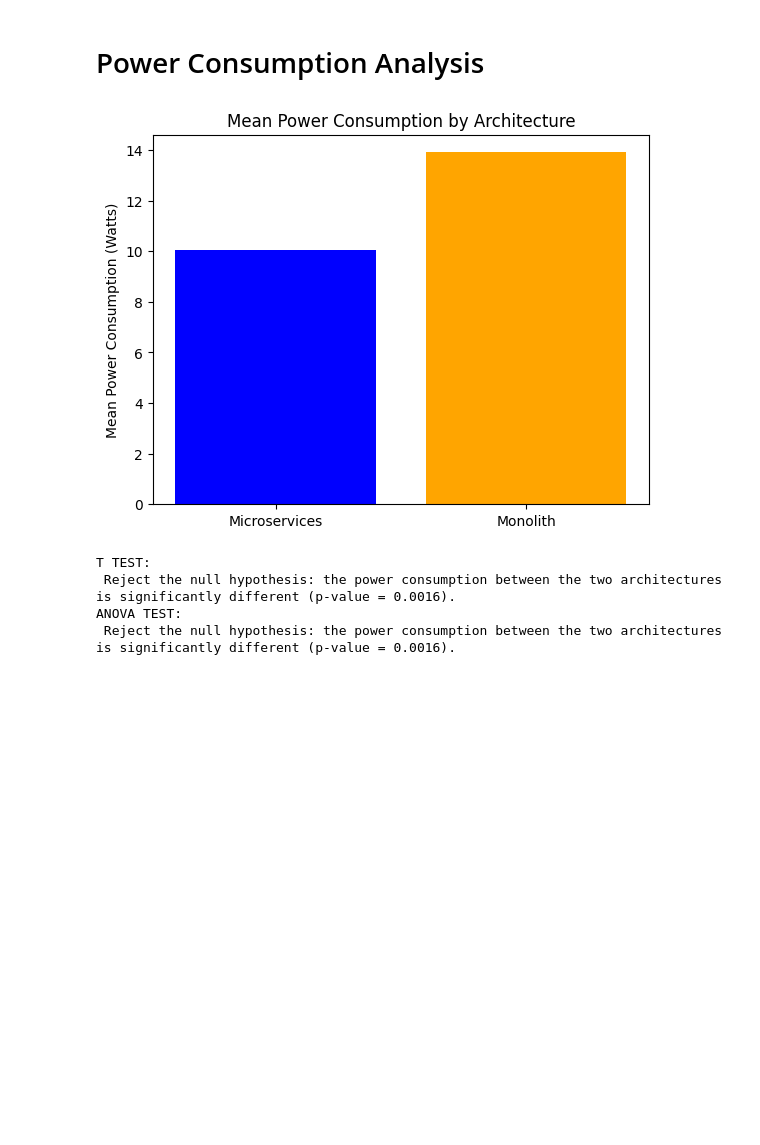
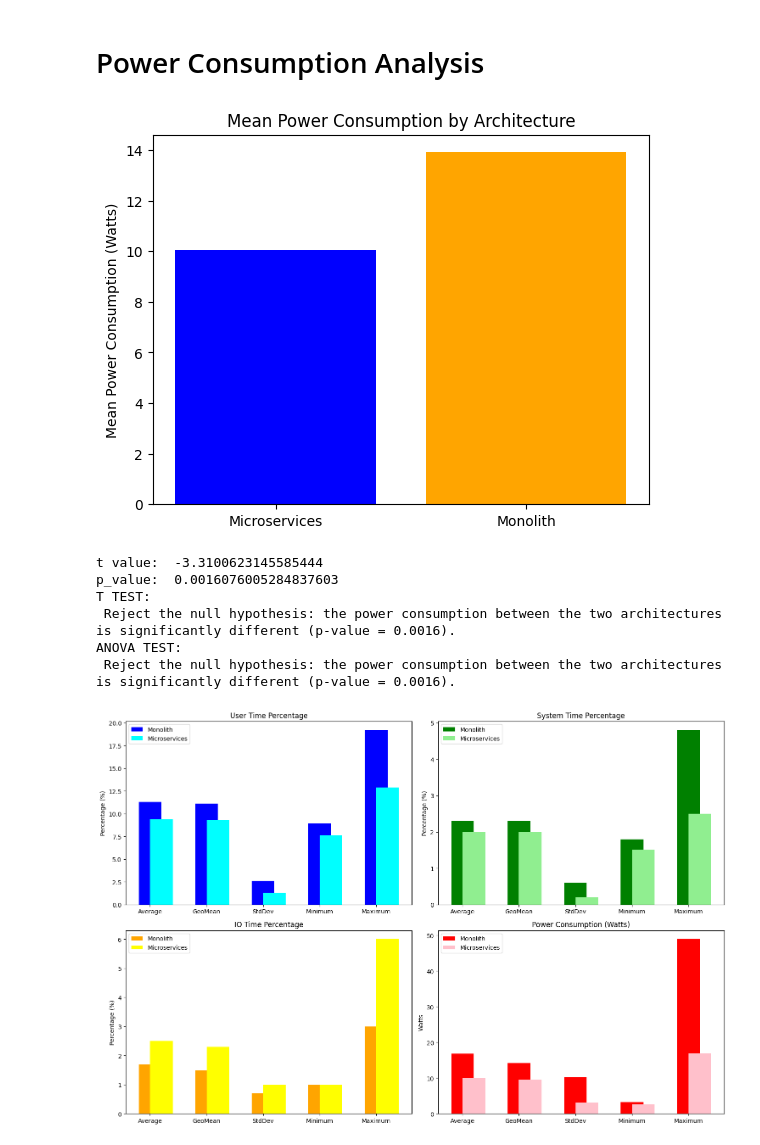
Before and after one commit to turaneminli/icte, a Jupyter notebook: ICTE_Experiments.ipynb, the cells around one changed output. Cells and saved outputs as stored; diff of their text form; code cells hidden in the pictures; blank space fills up the shorter version.

```diff
--- a/ICTE_Experiments.ipynb
+++ b/ICTE_Experiments.ipynb
@@ -113,6 +82,8 @@ plt.show()
 t_stat, p_value = stats.ttest_ind(microservices_data['Watts'], monolith_data['Watts'])
 
 alpha = 0.05
+print("t value: ", t_stat)
+print("p_value: ", p_value)
 if p_value < alpha:
     t_test_result = f"Reject the null hypothesis: the power consumption between the two architectures is significantly different (p-value = {p_value:.4f})."
 else:
@@ -130,7 +101,49 @@ print("T TEST: \n", t_test_result)
 print("ANOVA TEST: \n", anova_result)
 # %% [output]
 [figure]
+t value:  -3.3100623145585444
+p_value:  0.0016076005284837603
 T TEST:
  Reject the null hypothesis: the power consumption between the two architectures is significantly different (p-value = 0.0016).
 ANOVA TEST:
  Reject the null hypothesis: the power consumption between the two architectures is significantly different (p-value = 0.0016).
+# %%
+import pandas as pd
+import matplotlib.pyplot as plt
+
+df = pd.read_csv("/content/drive/MyDrive/power_consumption/powerstat_monolith_vs_microservices.csv")
+fig, axes = plt.subplots(nrows=2, ncols=2, figsize=(15, 10))
+
+# "User percentage"
+axes[0, 0].bar(df['Time'], df['Monolith User'], width=0.4, label='Monolith', align='center', color='blue')
+axes[0, 0].bar(df['Time'], df['Microservices User'], width=0.4, label='Microservices', align='edge', color='cyan')
+axes[0, 0].set_title("User Time Percentage")
+axes[0, 0].set_ylabel("Percentage (%)")
+axes[0, 0].legend()
+
+# "System percentage"
+axes[0, 1].bar(df['Time'], df['Monolith Sys'], width=0.4, label='Monolith', align='center', color='green')
+axes[0, 1].bar(df['Time'], df['Microservices Sys'], width=0.4, label='Microservices', align='edge', color='lightgreen')
+axes[0, 1].set_title("System Time Percentage")
+axes[0, 1].set_ylabel("Percentage (%)")
+axes[0, 1].legend()
+
+# "IO percentage"
+axes[1, 0].bar(df['Time'], df['Monolith IO'], width=0.4, label='Monolith', align='center', color='orange')
+axes[1, 0].bar(df['Time'], df['Microservices IO'], width=0.4, label='Microservices', align='edge', color='yellow')
+axes[1, 0].set_title("IO Time Percentage")
+axes[1, 0].set_ylabel("Percentage (%)")
+axes[1, 0].legend()
+
+# "Watts"
+axes[1, 1].bar(df['Time'], df['Monolith Watts'], width=0.4, label='Monolith', align='center', color='red')
+axes[1, 1].bar(df['Time'], df['Microservices Watts'], width=0.4, label='Microservices', align='edge', color='pink')
+axes[1, 1].set_title("Power Consumption (Watts)")
+axes[1, 1].set_ylabel("Watts")
+axes[1, 1].legend()
+
+# Adjust layout and show the plot
+plt.tight_layout()
+plt.show()
+# %% [output]
+[figure, added]
```
Also changed, not shown: parts of 6 cells of this notebook.
